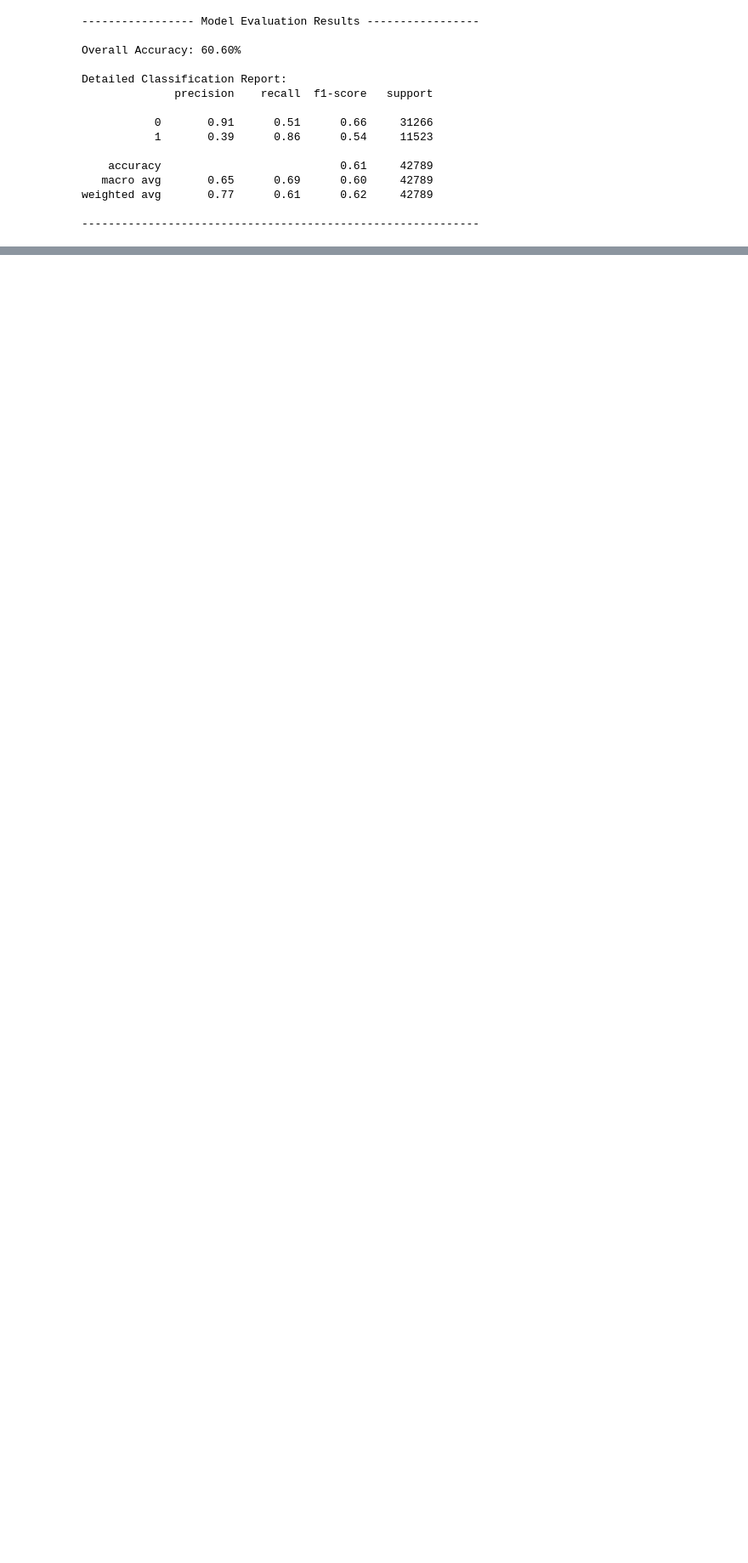
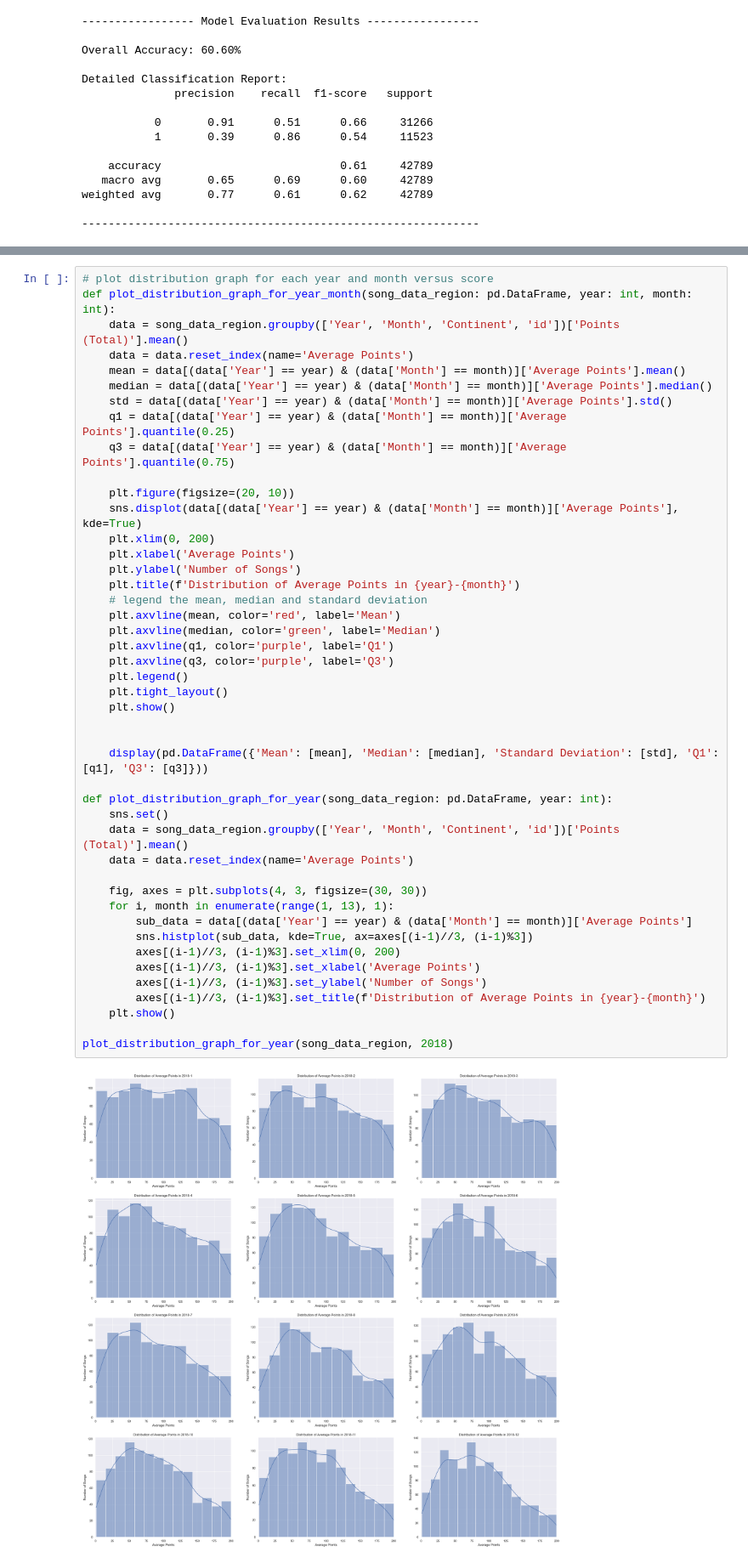
Before and after one commit to Jonathan0516/Spotifypopularityprediction, a Jupyter notebook: AML23Project.ipynb, the cells around one changed output, grey strips where cells are left out. Shown at 85% size. Drawn from its saved outputs; the diff is of its cells as text; blank space fills up the shorter version.

```diff
--- a/AML23Project.ipynb
+++ b/AML23Project.ipynb
@@ -456,0 +794,47 @@ weighted avg       0.77      0.61      0.62     42789
+# %%
+# plot distribution graph for each year and month versus score
+def plot_distribution_graph_for_year_month(song_data_region: pd.DataFrame, year: int, month: int):
+    data = song_data_region.groupby(['Year', 'Month', 'Continent', 'id'])['Points (Total)'].mean()
+    data = data.reset_index(name='Average Points')
+    mean = data[(data['Year'] == year) & (data['Month'] == month)]['Average Points'].mean()
+    median = data[(data['Year'] == year) & (data['Month'] == month)]['Average Points'].median()
+    std = data[(data['Year'] == year) & (data['Month'] == month)]['Average Points'].std()
+    q1 = data[(data['Year'] == year) & (data['Month'] == month)]['Average Points'].quantile(0.25)
+    q3 = data[(data['Year'] == year) & (data['Month'] == month)]['Average Points'].quantile(0.75)
+
+    plt.figure(figsize=(20, 10))
+    sns.displot(data[(data['Year'] == year) & (data['Month'] == month)]['Average Points'], kde=True)
+    plt.xlim(0, 200)
+    plt.xlabel('Average Points')
+    plt.ylabel('Number of Songs')
+    plt.title(f'Distribution of Average Points in {year}-{month}')
+    # legend the mean, median and standard deviation
+    plt.axvline(mean, color='red', label='Mean')
+    plt.axvline(median, color='green', label='Median')
+    plt.axvline(q1, color='purple', label='Q1')
+    plt.axvline(q3, color='purple', label='Q3')
+    plt.legend()
+    plt.tight_layout()
+    plt.show()
+
+
+    display(pd.DataFrame({'Mean': [mean], 'Median': [median], 'Standard Deviation': [std], 'Q1': [q1], 'Q3': [q3]}))
+
+def plot_distribution_graph_for_year(song_data_region: pd.DataFrame, year: int):
+    sns.set()
+    data = song_data_region.groupby(['Year', 'Month', 'Continent', 'id'])['Points (Total)'].mean()
+    data = data.reset_index(name='Average Points')
+
+    fig, axes = plt.subplots(4, 3, figsize=(30, 30))
+    for i, month in enumerate(range(1, 13), 1):
+        sub_data = data[(data['Year'] == year) & (data['Month'] == month)]['Average Points']
+        sns.histplot(sub_data, kde=True, ax=axes[(i-1)//3, (i-1)%3])
+        axes[(i-1)//3, (i-1)%3].set_xlim(0, 200)
+        axes[(i-1)//3, (i-1)%3].set_xlabel('Average Points')
+        axes[(i-1)//3, (i-1)%3].set_ylabel('Number of Songs')
+        axes[(i-1)//3, (i-1)%3].set_title(f'Distribution of Average Points in {year}-{month}')
+    plt.show()
+
+plot_distribution_graph_for_year(song_data_region, 2018)
+# %% [output]
+[figure, added]
```
Also changed, not shown: parts of 18 cells of this notebook.
